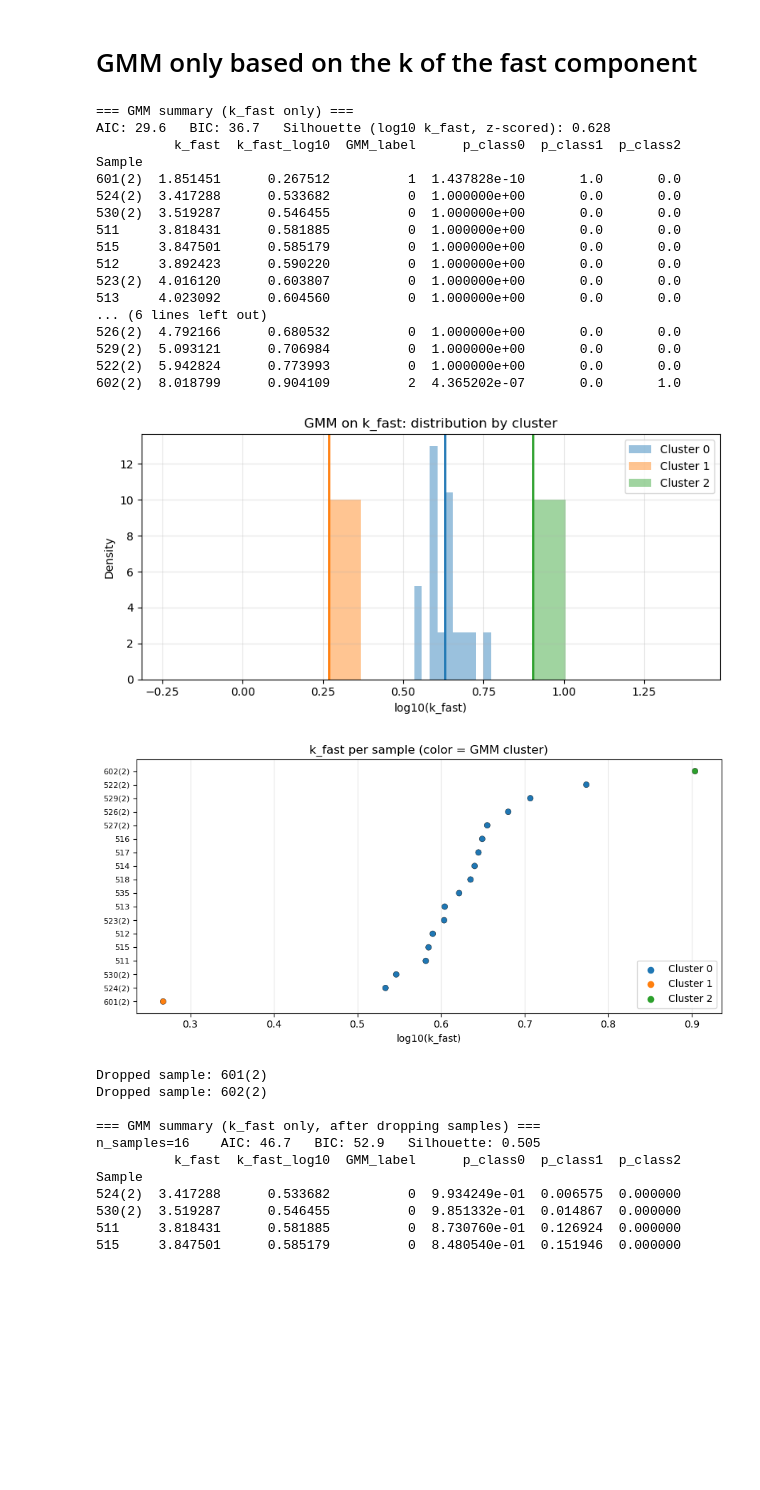
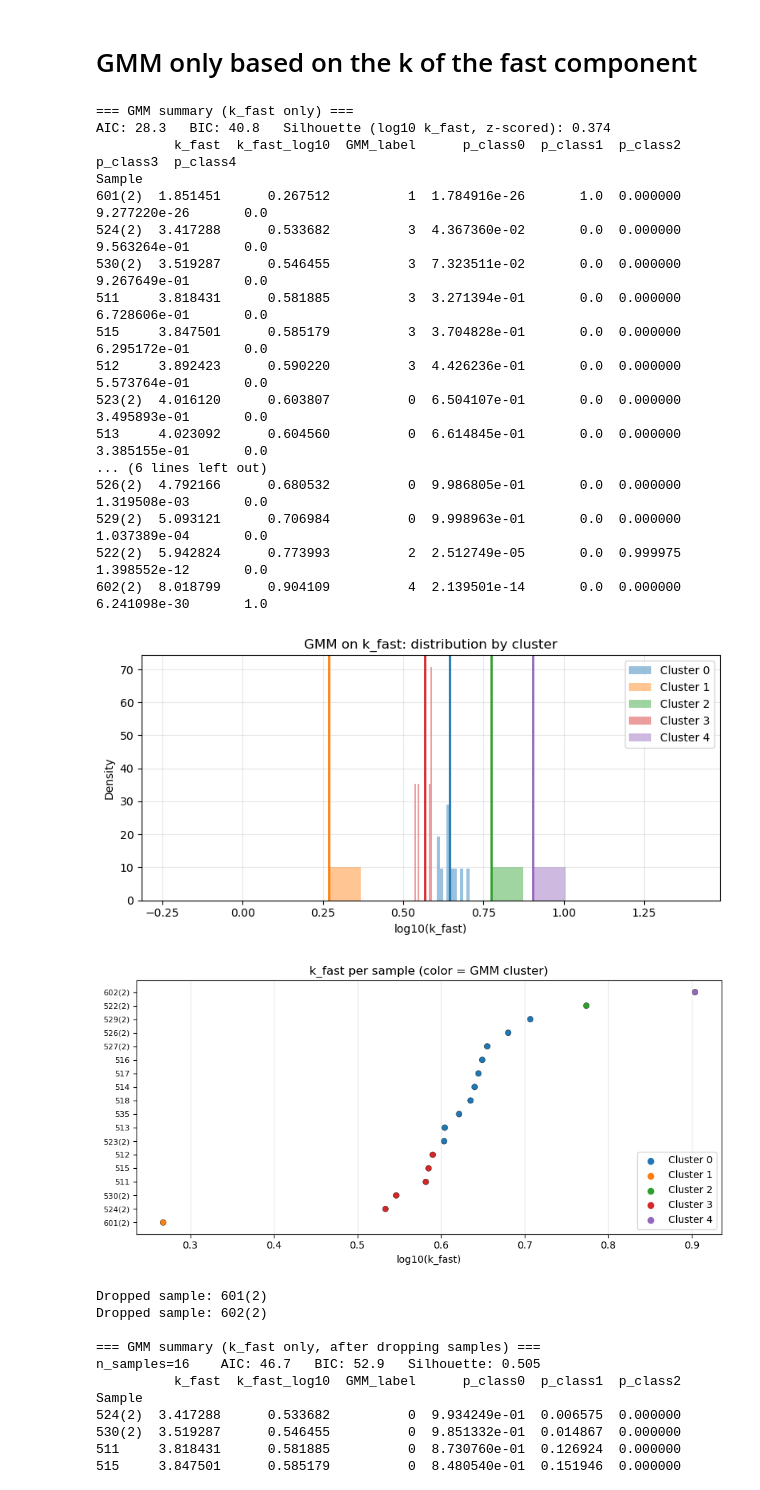
Before and after one commit to Peisong-Zheng/OSL_source_ana, a Jupyter notebook: Exp_fit_FAST_AND_SLOW_raw_Data_V2.ipynb, the cells around one changed output. Cells and saved outputs as stored; diff of their text form; code cells hidden in the pictures; blank space fills up the shorter version.

```diff
--- a/Exp_fit_FAST_AND_SLOW_raw_Data_V2.ipynb
+++ b/Exp_fit_FAST_AND_SLOW_raw_Data_V2.ipynb
@@ -557,7 +817,7 @@ from sklearn.metrics import silhouette_score
 # Config
 # ============================
 PICKLE_PATH = "output/processed_new_data_ori.pkl"
-N_COMPONENTS = 3            # ← number of GMM clusters
+N_COMPONENTS = 5            # ← number of GMM clusters
 RANDOM_STATE = 42
 
 # ============================
@@ -713,49 +973,49 @@ ax.set_ylabel("Density")
 ax.set_title("GMM on k_fast: distribution by cluster")
 ax.legend()
 ax.grid(alpha=0.3)
 plt.tight_layout()
 plt.show()
 
 # ---- (B) Horizontal dot plot (one dot per sample, x = log10(k_fast)) ----
 plot_df = (df_out[["k_fast_log10","GMM_label"]]
            .dropna(subset=["k_fast_log10"])
            .sort_values("k_fast_log10"))
 ypos = np.arange(len(plot_df))
 colors = [cluster_colors[int(c)] for c in plot_df["GMM_label"].astype(int)]
 
 fig, ax = plt.subplots(figsize=(9, max(4, 0.25*len(plot_df))))
 ax.scatter(plot_df["k_fast_log10"], ypos, c=colors, s=35, edgecolor="k", linewidths=0.3)
 ax.set_yticks(ypos)
 ax.set_yticklabels(plot_df.index, fontsize=8)
 ax.set_xlabel("log10(k_fast)")
 ax.set_title("k_fast per sample (color = GMM cluster)")
 ax.grid(axis="x", alpha=0.3)
 # Legend
 for j in range(N_COMPONENTS):
     ax.scatter([], [], c=[cluster_colors[j]], s=35, label=f"Cluster {j}")
 ax.legend(loc="lower right", frameon=True)
 plt.tight_layout()
 plt.show()
 # %% [output]
 === GMM summary (k_fast only) ===
-AIC: 29.6   BIC: 36.7   Silhouette (log10 k_fast, z-scored): 0.628
-          k_fast  k_fast_log10  GMM_label      p_class0  p_class1  p_class2
+AIC: 28.3   BIC: 40.8   Silhouette (log10 k_fast, z-scored): 0.374
+          k_fast  k_fast_log10  GMM_label      p_class0  p_class1  p_class2      p_class3  p_class4
 Sample
-601(2)  1.851451      0.267512          1  1.437828e-10       1.0       0.0
-524(2)  3.417288      0.533682          0  1.000000e+00       0.0       0.0
-530(2)  3.519287      0.546455          0  1.000000e+00       0.0       0.0
-511     3.818431      0.581885          0  1.000000e+00       0.0       0.0
-515     3.847501      0.585179          0  1.000000e+00       0.0       0.0
-512     3.892423      0.590220          0  1.000000e+00       0.0       0.0
-523(2)  4.016120      0.603807          0  1.000000e+00       0.0       0.0
-513     4.023092      0.604560          0  1.000000e+00       0.0       0.0
+601(2)  1.851451      0.267512          1  1.784916e-26       1.0  0.000000  9.277220e-26       0.0
+524(2)  3.417288      0.533682          3  4.367360e-02       0.0  0.000000  9.563264e-01       0.0
+530(2)  3.519287      0.546455          3  7.323511e-02       0.0  0.000000  9.267649e-01       0.0
+511     3.818431      0.581885          3  3.271394e-01       0.0  0.000000  6.728606e-01       0.0
+515     3.847501      0.585179          3  3.704828e-01       0.0  0.000000  6.295172e-01       0.0
+512     3.892423      0.590220          3  4.426236e-01       0.0  0.000000  5.573764e-01       0.0
+523(2)  4.016120      0.603807          0  6.504107e-01       0.0  0.000000  3.495893e-01       0.0
+513     4.023092      0.604560          0  6.614845e-01       0.0  0.000000  3.385155e-01       0.0
 ... (6 lines left out)
-526(2)  4.792166      0.680532          0  1.000000e+00       0.0       0.0
-529(2)  5.093121      0.706984          0  1.000000e+00       0.0       0.0
-522(2)  5.942824      0.773993          0  1.000000e+00       0.0       0.0
-602(2)  8.018799      0.904109          2  4.365202e-07       0.0       1.0
+526(2)  4.792166      0.680532          0  9.986805e-01       0.0  0.000000  1.319508e-03       0.0
+529(2)  5.093121      0.706984          0  9.998963e-01       0.0  0.000000  1.037389e-04       0.0
+522(2)  5.942824      0.773993          2  2.512749e-05       0.0  0.999975  1.398552e-12       0.0
+602(2)  8.018799      0.904109          4  2.139501e-14       0.0  0.000000  6.241098e-30       1.0
-[figure, old version]
+[figure, new version]
-[figure, old version]
+[figure, new version]
 # %%
 import os, pickle, warnings
 import numpy as np, pandas as pd
```
Also changed, not shown: parts of 2 cells of this notebook.
